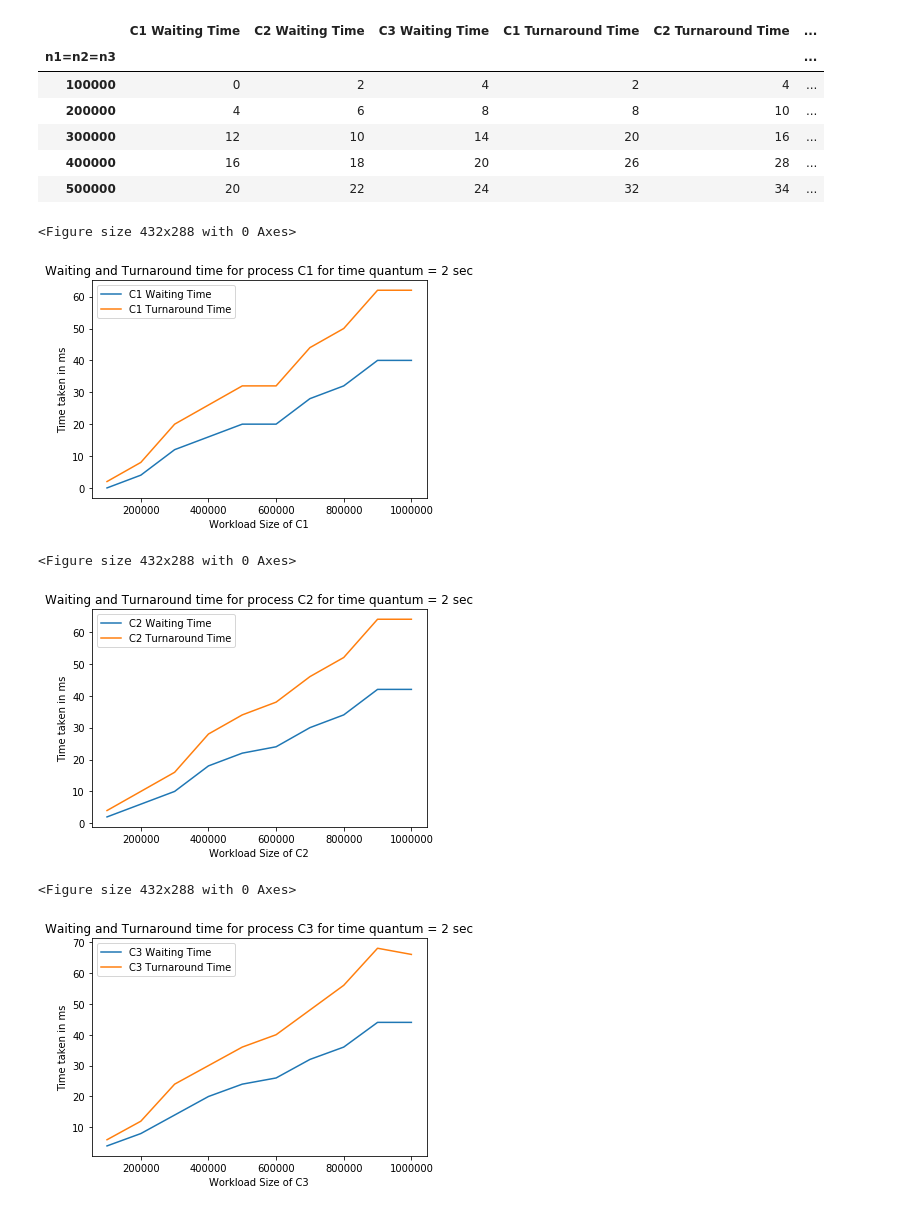
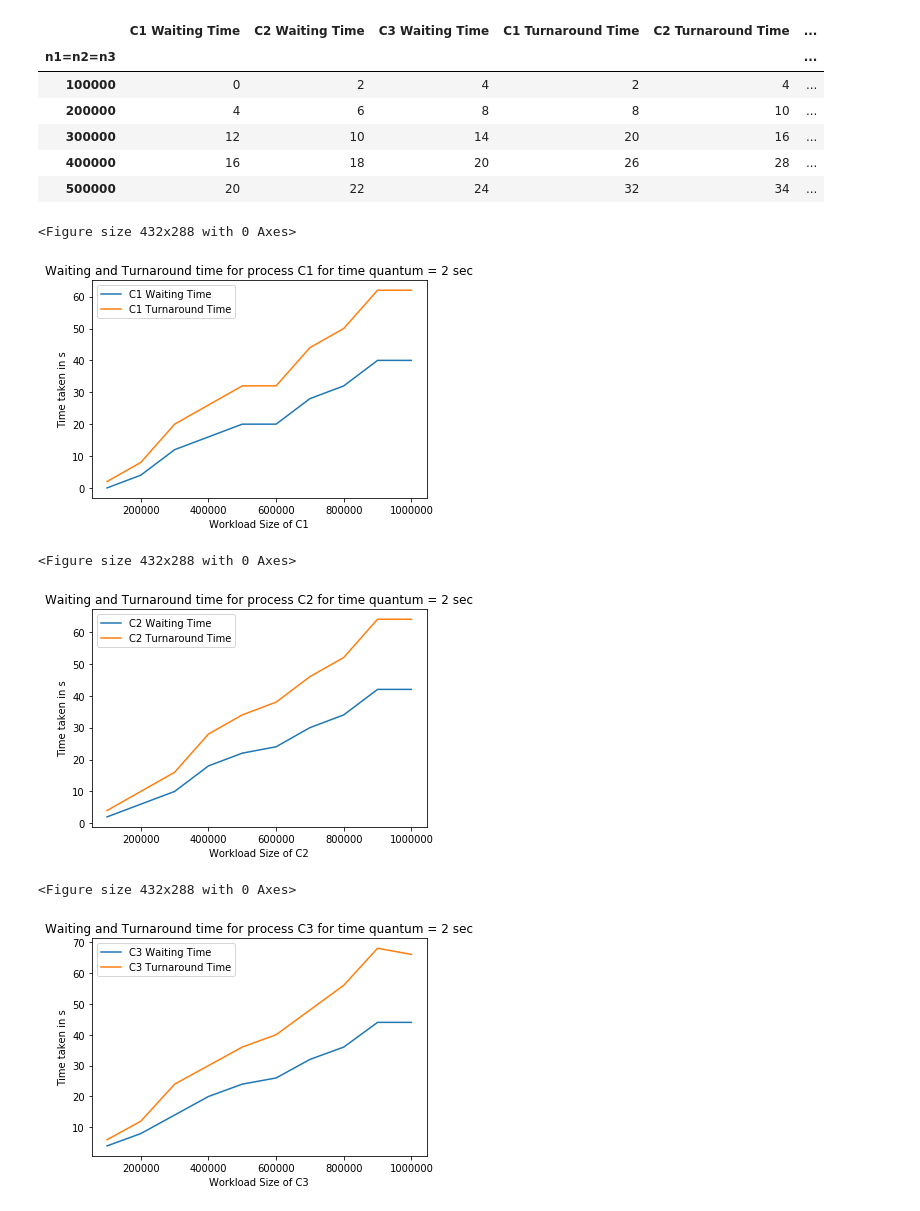
Before and after one commit to Amogh-Bharadwaj/OS_Assignment, a Jupyter notebook: RR-q=2.ipynb, the cells around one changed output. Saved outputs shown, nothing was run; the diff lists cells and outputs as text; code cells hidden in the pictures.

```diff
--- a/RR-q=2.ipynb
+++ b/RR-q=2.ipynb
@@ -19,33 +19,33 @@ df.head()
 # %%
 df1 = df[['C1 Waiting Time','C1 Turnaround Time']]
 plt.figure()
 df1.plot(title='Waiting and Turnaround time for process C1 for time quantum = 2 sec')
 plt.xlabel('Workload Size of C1')
-plt.ylabel('Time taken in ms')
+plt.ylabel('Time taken in s')
 plt.show()
 # %% [output]
 <Figure size 432x288 with 0 Axes>
-[figure, old version]
+[figure, new version]
 # %%
 df2 = df[['C2 Waiting Time','C2 Turnaround Time']]
 plt.figure()
 df2.plot(title='Waiting and Turnaround time for process C2 for time quantum = 2 sec')
 plt.xlabel('Workload Size of C2')
-plt.ylabel('Time taken in ms')
+plt.ylabel('Time taken in s')
 plt.show()
 # %% [output]
 <Figure size 432x288 with 0 Axes>
-[figure, old version]
+[figure, new version]
 # %%
 df3 = df[['C3 Waiting Time','C3 Turnaround Time']]
 plt.figure()
 df3.plot(title='Waiting and Turnaround time for process C3 for time quantum = 2 sec')
 plt.xlabel('Workload Size of C3')
-plt.ylabel('Time taken in ms')
+plt.ylabel('Time taken in s')
 plt.show()
 # %% [output]
 <Figure size 432x288 with 0 Axes>
-[figure, old version]
+[figure, new version]
 # %%
 plt.figure()
 df.plot(title='Waiting and Turnaround time for time quantum = 2 sec')
```
Also changed, not shown: parts of 1 cell of this notebook, 2 other files.
